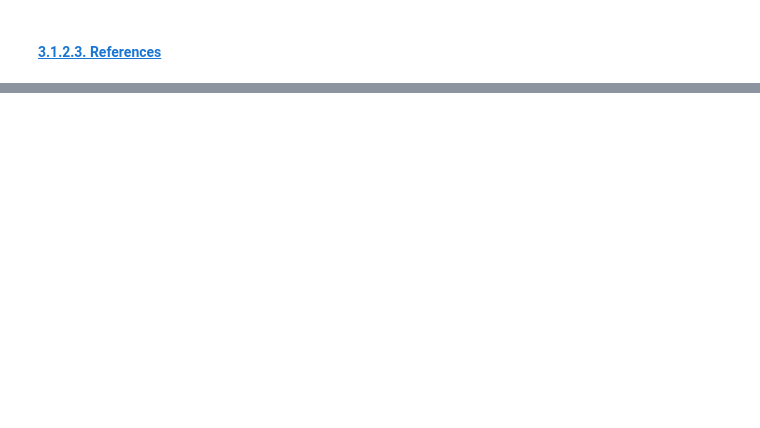
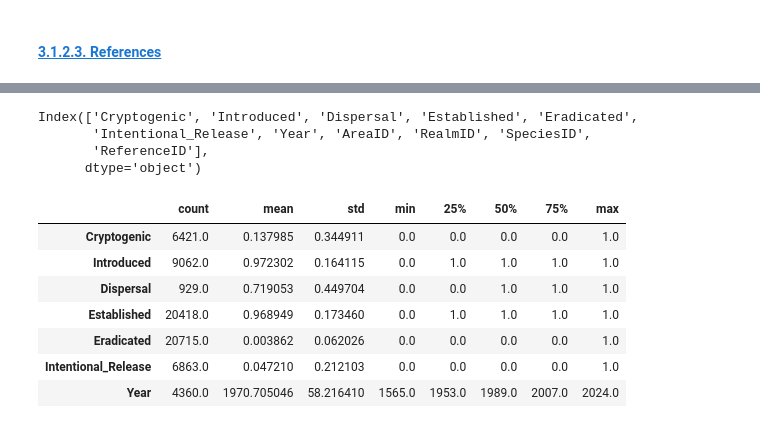
Before and after one commit to hncouto/Global_Database_on_Non-native_Lepidoptera, a Jupyter notebook: DatabaseCreation.ipynb, the cells around one changed output, grey strips where cells are left out. Saved outputs shown, nothing was run; the diff lists cells and outputs as text; code cells hidden in the pictures; blank space fills up the shorter version.

Commit message:
Update DatabaseCreation.ipynb
Table updates for importation for sqlite3. All tables are now ready to import.

```diff
--- a/DatabaseCreation.ipynb
+++ b/DatabaseCreation.ipynb
@@ -347,0 +345,3 @@ Natives_DB
+# %%
+Observations_DB = Observations_DB.merge(RegionsData, left_on='Area', right_on='AreaName', how='left')
+Observations_DB.drop(columns=['AreaName', 'Area', 'Country', 'Continent', 'SubContinent'], inplace=True)
@@ -347,0 +350,3 @@ Natives_DB
+# %%
+Observations_DB = Observations_DB.merge(Realms, on='Realm', how='left')
+Observations_DB.drop(columns='Realm', inplace=True)
@@ -347,0 +355,3 @@ Natives_DB
+# %%
+Observations_DB = Observations_DB.merge(TaxonomyData, on='Species', how='left')
+Observations_DB.drop(columns=['Species', 'AcceptedSpecies', 'Genus', 'Family', 'AcceptedSpeciesID'], inplace=True)
@@ -347,0 +360,4 @@ Natives_DB
+# %%
+Observations_DB.drop(columns='Reference Year', inplace=True)
+Observations_DB = Observations_DB.merge(References, on='Reference', how='left')
+Observations_DB.drop(columns=['Reference', 'Reference Year'], inplace=True)
@@ -347,0 +528,18 @@ Natives_DB
+# %%
+Observations_DB.columns
+# %% [output]
+Index(['Cryptogenic', 'Introduced', 'Dispersal', 'Established', 'Eradicated',
+       'Intentional_Release', 'Year', 'AreaID', 'RealmID', 'SpeciesID',
+       'ReferenceID'],
+      dtype='object')
+# %%
+Observations_DB.describe().T
+# %% [output]
+|  | count | mean | std | min | 25% | 50% | 75% | max |
+| Cryptogenic | 6421.0 | 0.137985 | 0.344911 | 0.0 | 0.0 | 0.0 | 0.0 | 1.0 |
+| Introduced | 9062.0 | 0.972302 | 0.164115 | 0.0 | 1.0 | 1.0 | 1.0 | 1.0 |
+| Dispersal | 929.0 | 0.719053 | 0.449704 | 0.0 | 0.0 | 1.0 | 1.0 | 1.0 |
+| Established | 20418.0 | 0.968949 | 0.173460 | 0.0 | 1.0 | 1.0 | 1.0 | 1.0 |
+| Eradicated | 20715.0 | 0.003862 | 0.062026 | 0.0 | 0.0 | 0.0 | 0.0 | 1.0 |
+| Intentional_Release | 6863.0 | 0.047210 | 0.212103 | 0.0 | 0.0 | 0.0 | 0.0 | 1.0 |
+| Year | 4360.0 | 1970.705046 | 58.216410 | 1565.0 | 1953.0 | 1989.0 | 2007.0 | 2024.0 |
```
Also changed, not shown: parts of 44 cells of this notebook.
